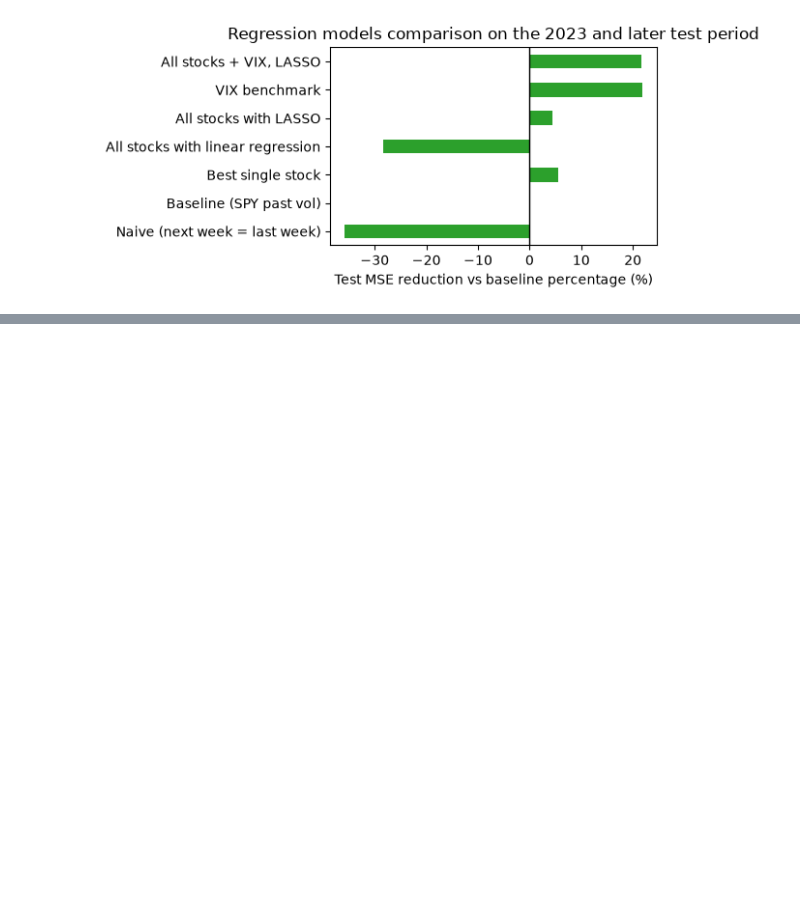
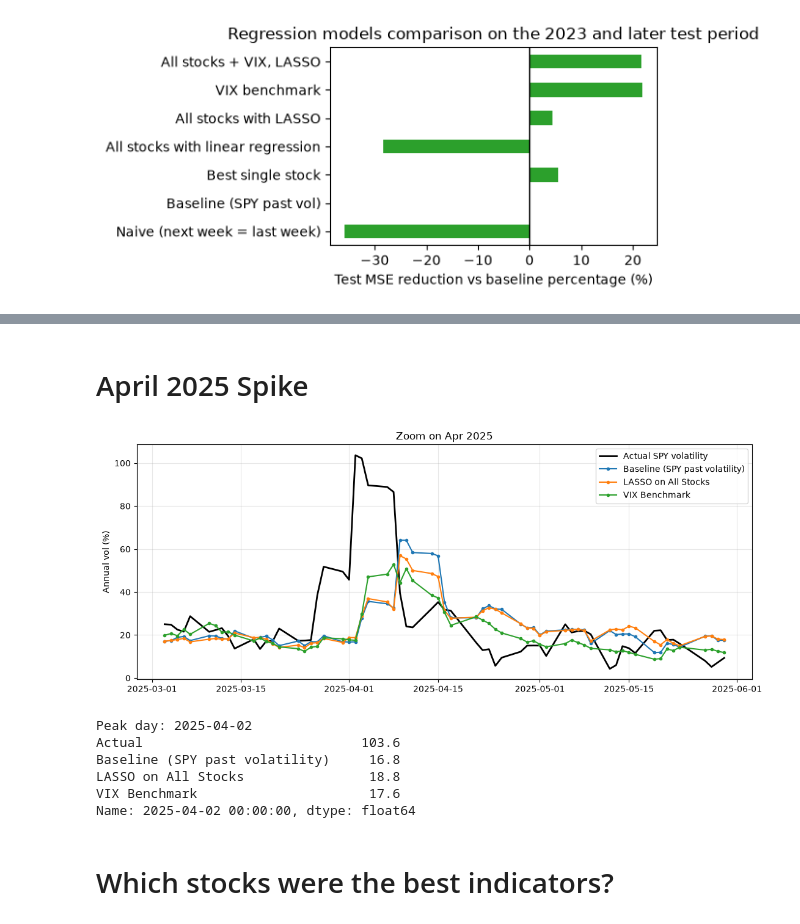
Before and after one commit to clayhunt/381-Final-Project, a Jupyter notebook: Regression.ipynb, the cells around one changed output, grey strips where cells are left out. Drawn from its saved outputs; the diff is of its cells as text; code cells hidden in the pictures; blank space fills up the shorter version.

```diff
--- a/Regression.ipynb
+++ b/Regression.ipynb
@@ -508,0 +611,29 @@ All stocks + VIX, LASSO              48.950    0.306                    21.637
+# %% [markdown]
+# April 2025 Spike
+# %%
+# focusing in on between March and May 2025
+spike = preds.loc["2025-03":"2025-05"]
+fig, ax = plt.subplots(figsize=(13,5))
+ax.plot(spike.index, spike["Actual"], lw=2, color="black", label="Actual SPY volatility")
+for col in ["Baseline (SPY past volatility)", "LASSO on All Stocks", "VIX Benchmark"]:
+    ax.plot(spike.index, spike[col], lw=1.5, marker=("."), label=col)
+ax.set_ylabel("Annual vol (%)")
+ax.set_title("Zoom on Apr 2025")
+ax.legend()
+ax.grid(alpha=0.3)
+plt.show()
+
+# What each model predicted on the worst day
+peak_day = spike["Actual"].idxmax()
+print(f"Peak day: {peak_day.date()}")
+print(spike.loc[peak_day].round(1))
+# %% [output]
+[figure, added]
+Peak day: 2025-04-02
+Actual                            103.6
+Baseline (SPY past volatility)     16.8
+LASSO on All Stocks                18.8
+VIX Benchmark                      17.6
+Name: 2025-04-02 00:00:00, dtype: float64
+# %% [markdown]
+# Which stocks were the best indicators?
```
Also changed, not shown: parts of 15 cells of this notebook, 2 other files.
